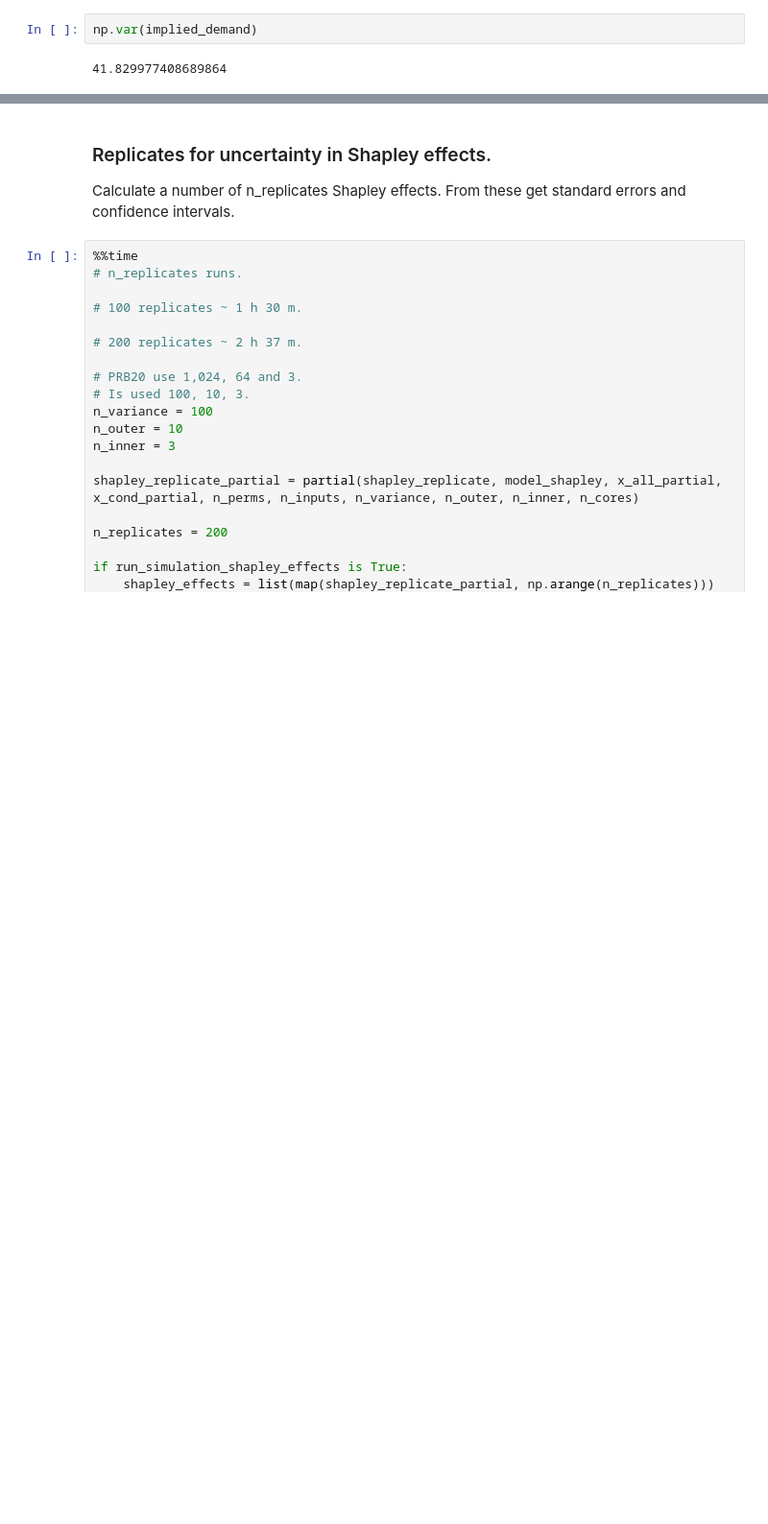
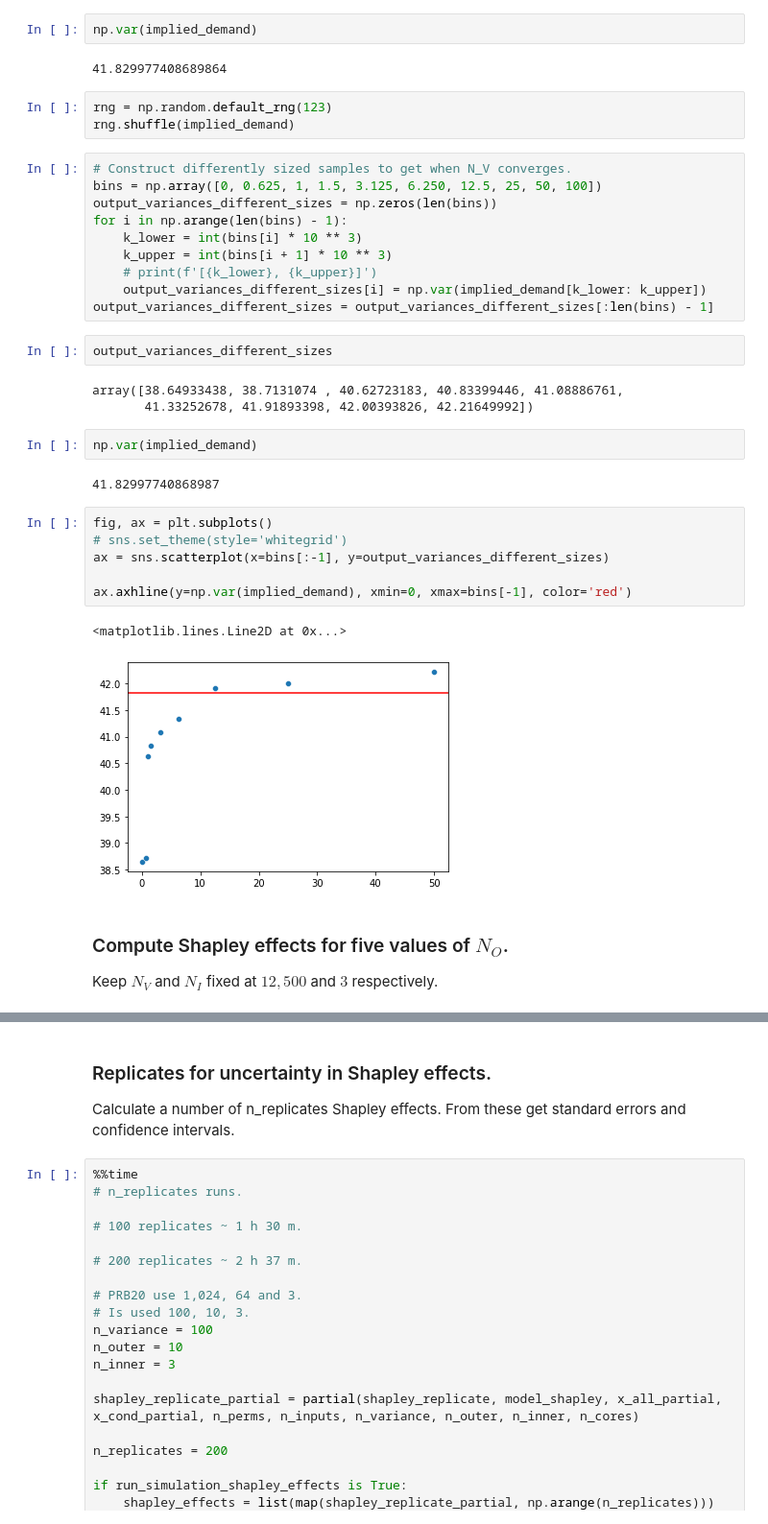
Before and after one commit to bhmueller/thesis, a Jupyter notebook: thesis_project.ipynb, the cells around one changed output, grey strips where cells are left out. Shown at 96% size. Cells and saved outputs as stored; diff of their text form; blank space fills up the shorter version.

Commit message:
Plot for differently sized samples for output variance.

```diff
--- a/thesis_project.ipynb
+++ b/thesis_project.ipynb
@@ -202,3 +202,37 @@ ax = sns.boxplot(x=output_variances)
 np.var(implied_demand)
 # %% [output]
 41.829977408689864
+# %%
+rng = np.random.default_rng(123)
+rng.shuffle(implied_demand)
+# %%
+# Construct differently sized samples to get when N_V converges.
+bins = np.array([0, 0.625, 1, 1.5, 3.125, 6.250, 12.5, 25, 50, 100])
+output_variances_different_sizes = np.zeros(len(bins))
+for i in np.arange(len(bins) - 1):
+    k_lower = int(bins[i] * 10 ** 3)
+    k_upper = int(bins[i + 1] * 10 ** 3)
+    # print(f'[{k_lower}, {k_upper}]')
+    output_variances_different_sizes[i] = np.var(implied_demand[k_lower: k_upper])
+output_variances_different_sizes = output_variances_different_sizes[:len(bins) - 1]
+# %%
+output_variances_different_sizes
+# %% [output]
+array([38.64933438, 38.7131074 , 40.62723183, 40.83399446, 41.08886761,
+       41.33252678, 41.91893398, 42.00393826, 42.21649992])
+# %%
+np.var(implied_demand)
+# %% [output]
+41.82997740868987
+# %%
+fig, ax = plt.subplots()
+# sns.set_theme(style='whitegrid')
+ax = sns.scatterplot(x=bins[:-1], y=output_variances_different_sizes)
+
+ax.axhline(y=np.var(implied_demand), xmin=0, xmax=bins[-1], color='red')
+# %% [output]
+<matplotlib.lines.Line2D at 0x...>
+[figure, added]
+# %% [markdown]
+### Compute Shapley effects for five values of $N_O$.
+Keep $N_V$ and $N_I$ fixed at $12,500$ and $3$ respectively.
```
Also changed, not shown: parts of 8 cells of this notebook.
